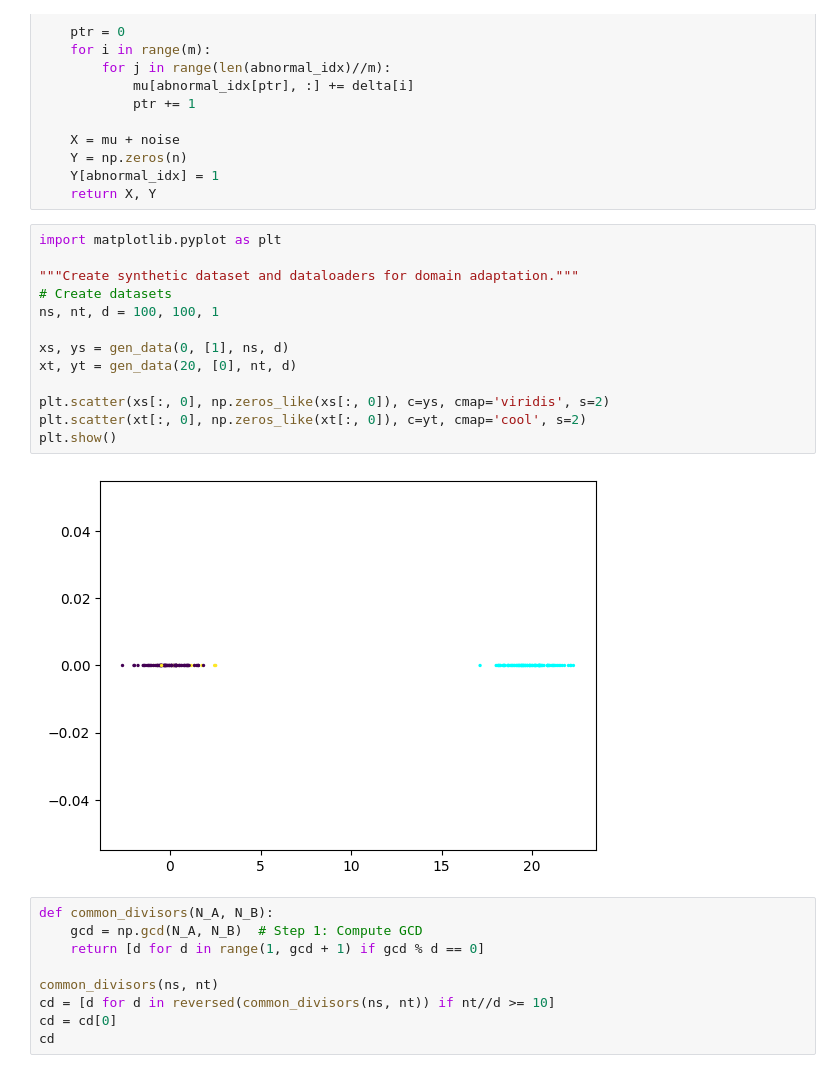
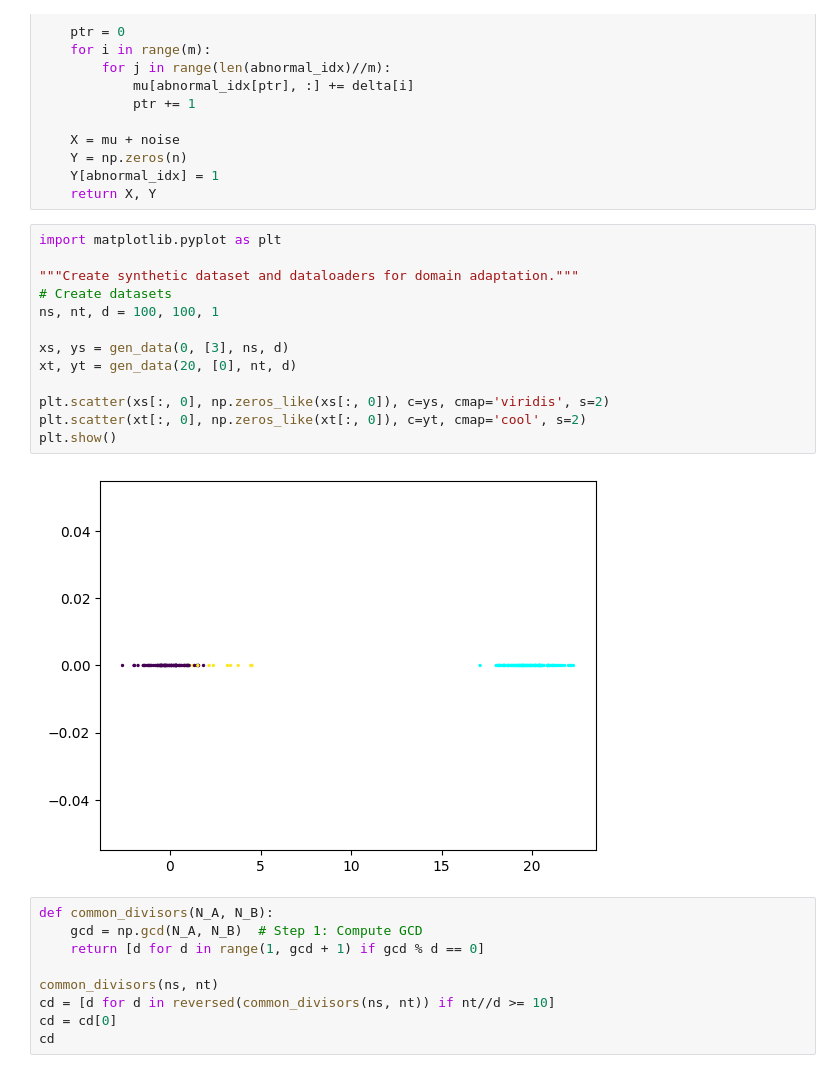
Before and after one commit to NT-Loi/SI_WDGRL, a Jupyter notebook: train_wdgrl.ipynb, the cells around one changed output. Saved outputs shown, nothing was run; the diff lists cells and outputs as text.

```diff
--- a/train_wdgrl.ipynb
+++ b/train_wdgrl.ipynb
@@ -219,18 +219,18 @@ def gen_data(mu, delta, n, d: int = 2):
 # %%
 import matplotlib.pyplot as plt
 
 """Create synthetic dataset and dataloaders for domain adaptation."""
 # Create datasets
 ns, nt, d = 100, 100, 1
 
-xs, ys = gen_data(0, [1], ns, d)
+xs, ys = gen_data(0, [3], ns, d)
 xt, yt = gen_data(20, [0], nt, d)
 
 plt.scatter(xs[:, 0], np.zeros_like(xs[:, 0]), c=ys, cmap='viridis', s=2)
 plt.scatter(xt[:, 0], np.zeros_like(xt[:, 0]), c=yt, cmap='cool', s=2)
 plt.show()
 # %% [output]
-[figure, old version]
+[figure, new version]
 # %%
 def common_divisors(N_A, N_B):
     gcd = np.gcd(N_A, N_B)  # Step 1: Compute GCD
```
Also changed, not shown: parts of 4 cells of this notebook, 10 other files.
